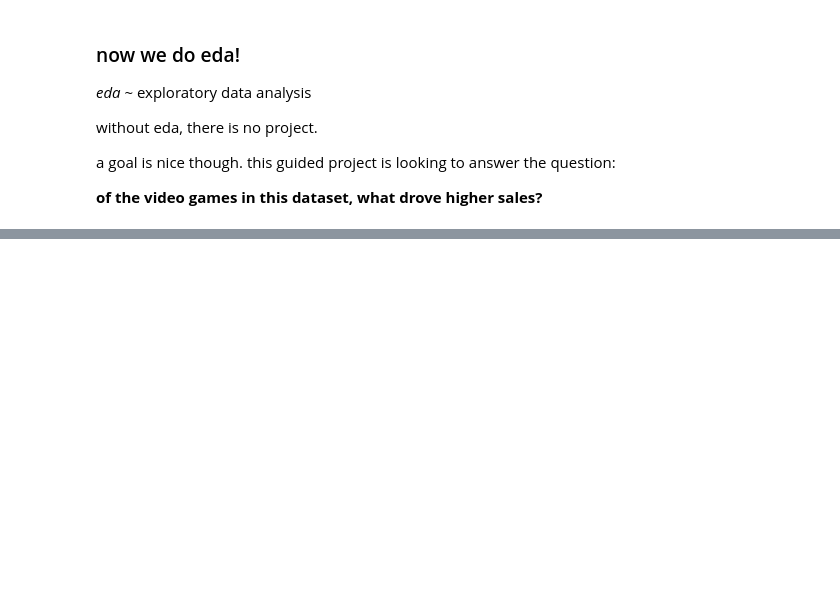
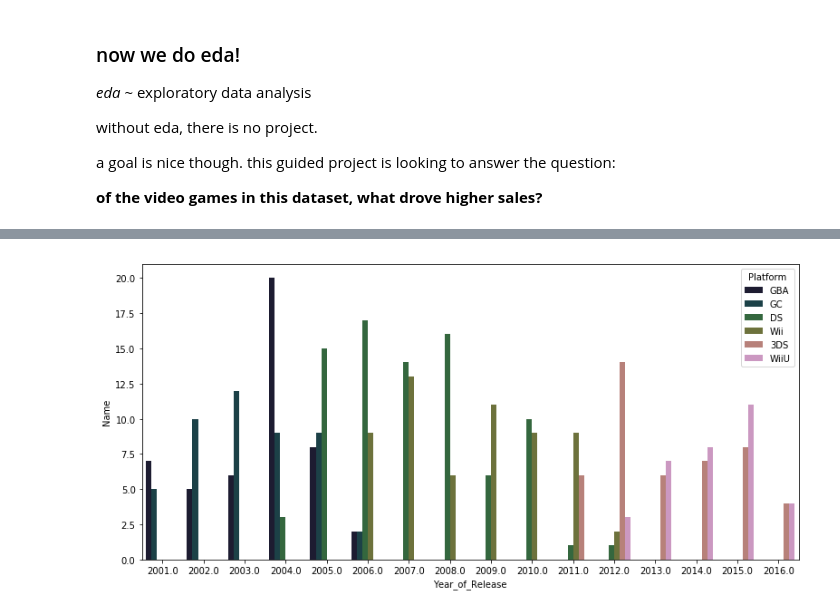
Before and after one commit to dsiufl/Data_Science_Wednesday, a Jupyter notebook: data_science_wednesday_020619/data_science_wednesday_feb6.ipynb, the cells around one changed output, grey strips where cells are left out. Drawn from its saved outputs; the diff is of its cells as text; code cells hidden in the pictures; blank space fills up the shorter version.

```diff
--- a/data_science_wednesday_020619/data_science_wednesday_feb6.ipynb
+++ b/data_science_wednesday_020619/data_science_wednesday_feb6.ipynb
@@ -90,0 +106,13 @@ plt.show()
+# %%
+sns.set_palette("cubehelix", 8)
+fig = plt.figure(figsize=(13,6))
+ax = plt.subplot()
+
+
+sns.barplot(x='Year_of_Release', y='Name', hue='Platform',
+            data=with_ratings.loc[with_ratings['Publisher'] == 'Nintendo'].groupby(
+            ['Year_of_Release', 'Platform']).count().reset_index())
+
+plt.show()
+# %% [output]
+[figure, added]
```
Also changed, not shown: parts of 6 cells of this notebook.
